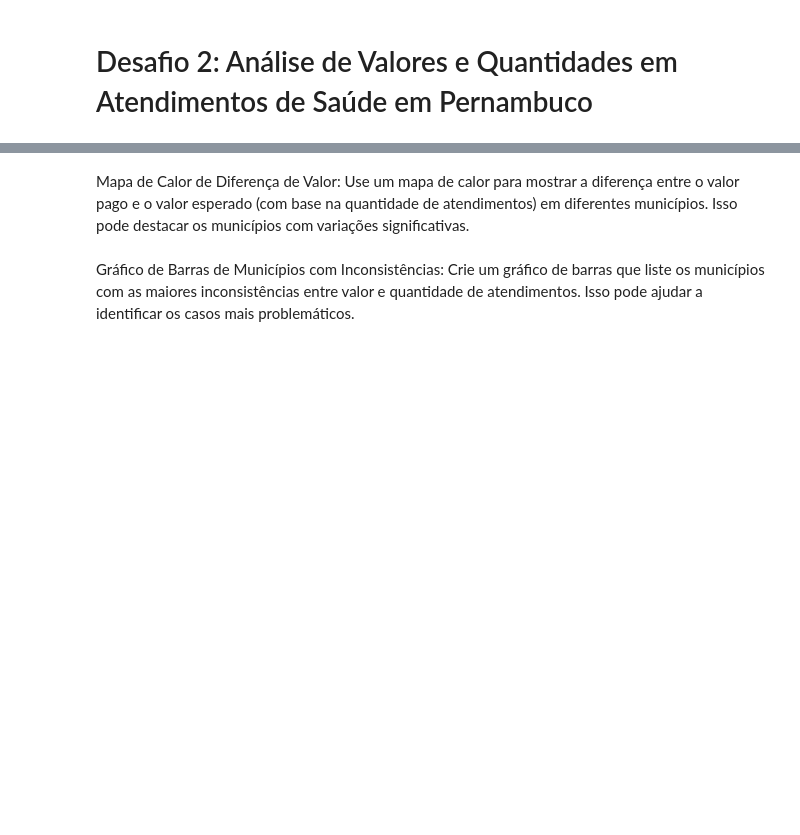
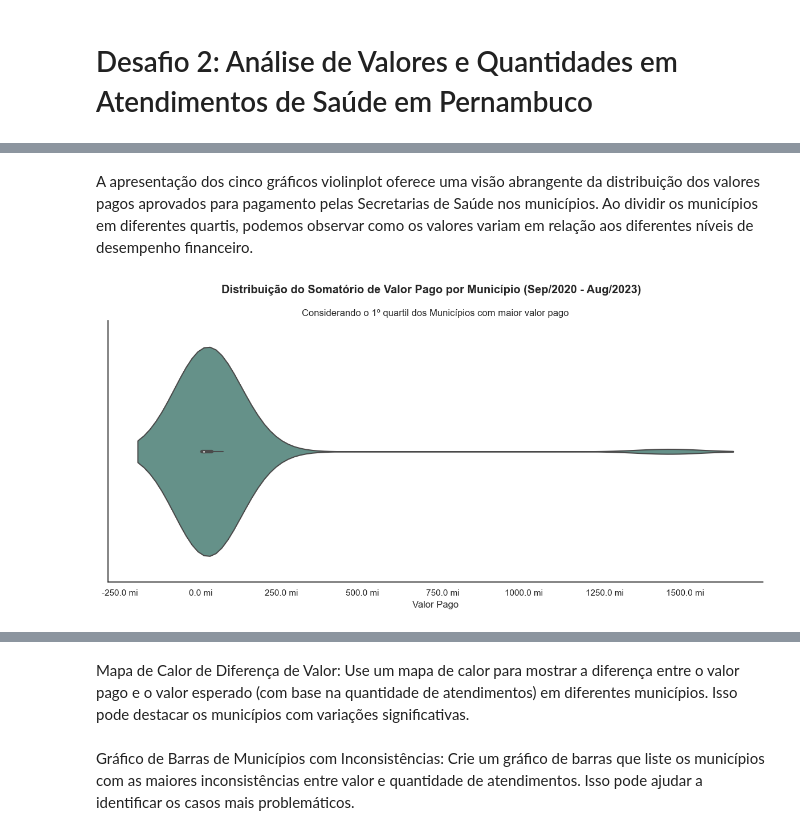
Before and after one commit to Vinicius-Luiz/etl_data_analisys_sia_python, a Jupyter notebook: 004_Data_Analysis.ipynb, the cells around one changed output, grey strips where cells are left out. Drawn from its saved outputs; the diff is of its cells as text; code cells hidden in the pictures; blank space fills up the shorter version.

```diff
--- a/004_Data_Analysis.ipynb
+++ b/004_Data_Analysis.ipynb
@@ -297,0 +361,7 @@ Gráfico de Dispersão Valor x Quantidade: Crie um gráfico de dispersão onde o
+# %%
+QTD_TOTAL_PROC  = spark.sql('''SELECT COUNT(1) AS QTD_PROC FROM VW_SIA''').toPandas()['QTD_PROC'][0]
+QTD_TOTAL_UFMUN = spark.sql('''SELECT COUNT( DISTINCT PA_UFMUN ) AS QTD_UFMUN FROM VW_SIA''').toPandas()['QTD_UFMUN'][0]
+MIN_DATA        = spark.sql('''SELECT MIN(PA_CMP) AS MIN_DATA FROM VW_SIA''').toPandas()['MIN_DATA'][0]
+MAX_DATA        = spark.sql('''SELECT MAX(PA_CMP) AS MAX_DATA FROM VW_SIA''').toPandas()['MAX_DATA'][0]
+
+QTD_TOTAL_PROC, QTD_TOTAL_UFMUN, MIN_DATA, MAX_DATA
@@ -297,0 +416,40 @@ Gráfico de Dispersão Valor x Quantidade: Crie um gráfico de dispersão onde o
+# %% [markdown]
+A apresentação dos cinco gráficos violinplot oferece uma visão abrangente da distribuição dos valores pagos aprovados para pagamento pelas Secretarias de Saúde nos municípios. Ao dividir os municípios em diferentes quartis, podemos observar como os valores variam em relação aos diferentes níveis de desempenho financeiro.
+# %%
+def mount_violin_sql_201(rank_valapr_min = 1, rank_valapr_max = QTD_TOTAL_UFMUN,
+                         rank_perc_qtd_min = 1 , rank_perc_qtd_max = QTD_TOTAL_UFMUN,
+                         title = ''):
+
+    df_201_tmp = df_201[(df_201['RANK_PA_VALAPR'] >= rank_valapr_min) &
+                (df_201['RANK_PA_VALAPR'] <= rank_valapr_max) &
+                (df_201['RANK_PERC_QTD'] >= rank_perc_qtd_min) &
+                (df_201['RANK_PERC_QTD'] <= rank_perc_qtd_max)]
+
+    sns.set_style("white", {
+    'axes.spines.bottom': True, 'axes.spines.left': True,
+    'axes.spines.right': False, 'axes.spines.top': False
+    })
+
+    plt.figure(figsize=(12, 6))
+
+    violinplot = sns.violinplot(x=df_201_tmp["PA_VALAPR"], color='#5d998d')
+    plt.xlabel("Valor Pago")
+    plt.ylabel("")
+
+    plt.suptitle(f"Distribuição do Somatório de Valor Pago por Município ({MIN_DATA.strftime('%b/%Y')} - {MAX_DATA.strftime('%b/%Y')})",
+                 fontweight='bold')
+    plt.title(title)
+
+    def millions(x, pos):
+        return f'{x / 1e6:.1f} mi'
+
+    formatter = ticker.FuncFormatter(millions)
+    violinplot.xaxis.set_major_formatter(formatter)
+
+    plt.tight_layout()
+    plt.show()
+# %%
+mount_violin_sql_201(rank_valapr_max = int(QTD_TOTAL_UFMUN*0.25),
+                     title='Considerando o 1º quartil dos Municípios com maior valor pago')
+# %% [output]
+[figure, added]
```
Also changed, not shown: parts of 24 cells of this notebook.
